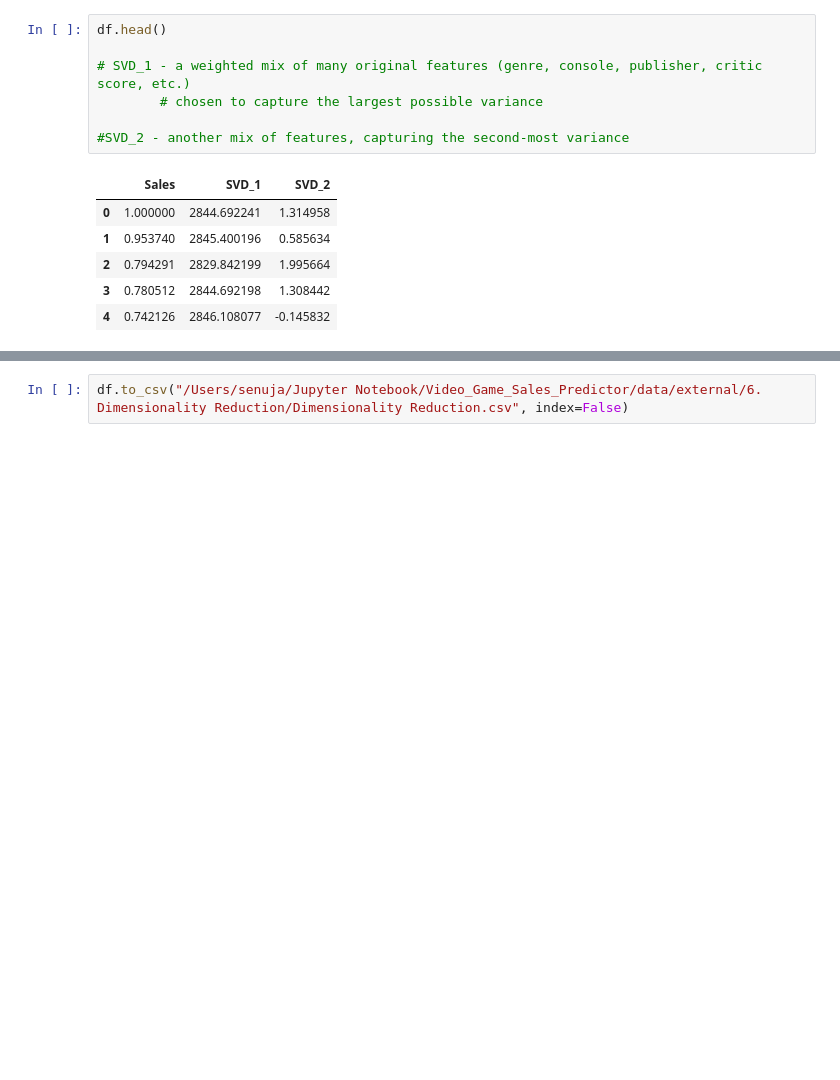
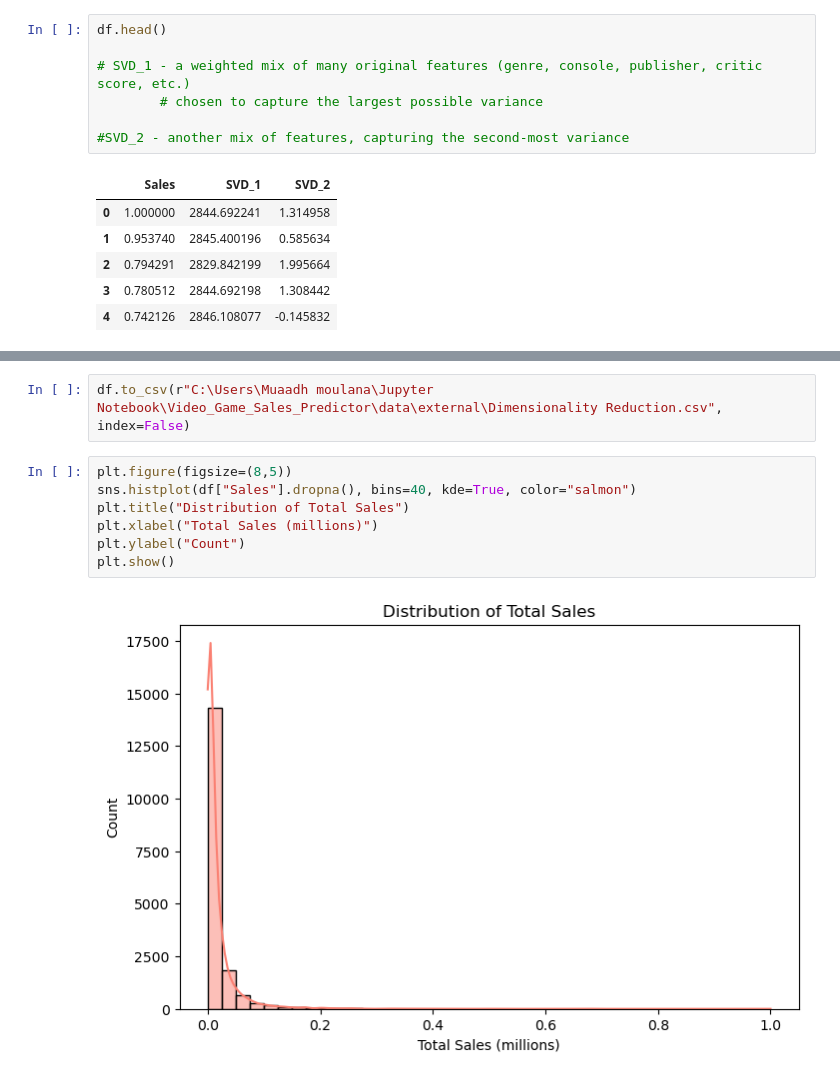
Before and after one commit to IT24102235/Video_Game_Sales_Predictor, a Jupyter notebook: notebooks/1. Data Preprocessing/6. Dimensionality Reduction/IT24102924_Dimensionality Reduction.ipynb, the cells around one changed output, grey strips where cells are left out. Cells and saved outputs as stored; diff of their text form; blank space fills up the shorter version.

Commit message:
Update Dimens. Reduction

```diff
--- a/notebooks/1. Data Preprocessing/6. Dimensionality Reduction/IT24102924_Dimensionality Reduction.ipynb
+++ b/notebooks/1. Data Preprocessing/6. Dimensionality Reduction/IT24102924_Dimensionality Reduction.ipynb
@@ -91,2 +102,11 @@ df.head()
 # %%
-df.to_csv("/Users/senuja/Jupyter Notebook/Video_Game_Sales_Predictor/data/external/6. Dimensionality Reduction/Dimensionality Reduction.csv", index=False)
+df.to_csv(r"C:\Users\Muaadh moulana\Jupyter Notebook\Video_Game_Sales_Predictor\data\external\Dimensionality Reduction.csv", index=False)
+# %%
+plt.figure(figsize=(8,5))
+sns.histplot(df["Sales"].dropna(), bins=40, kde=True, color="salmon")
+plt.title("Distribution of Total Sales")
+plt.xlabel("Total Sales (millions)")
+plt.ylabel("Count")
+plt.show()
+# %% [output]
+[figure, added]
```
Also changed, not shown: parts of 6 cells of this notebook, 6 other files.
